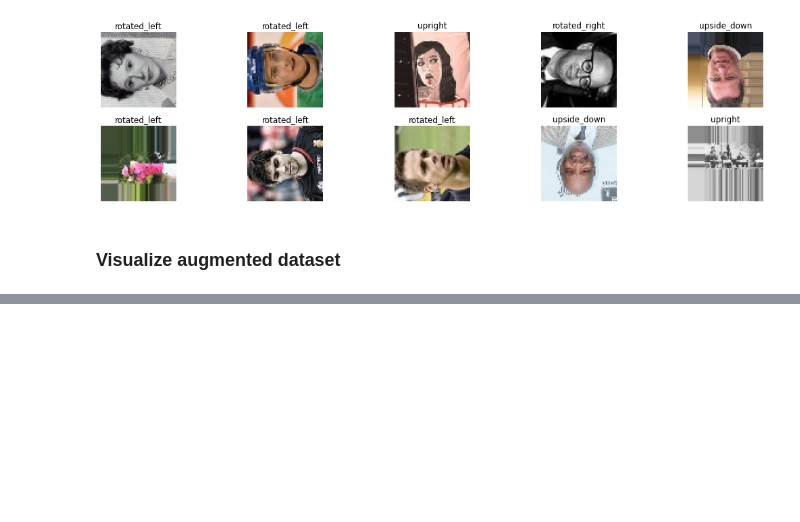
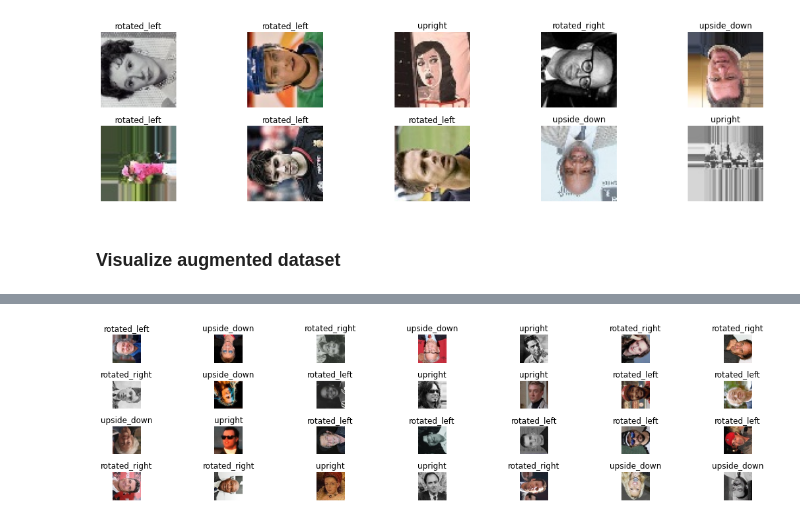
Before and after one commit to lab-a1/correct-image-rotation, a Jupyter notebook: notebook.ipynb, the cells around one changed output, grey strips where cells are left out. Cells and saved outputs as stored; diff of their text form; code cells hidden in the pictures; blank space fills up the shorter version.

Commit message:
Load model and make predictions

```diff
--- a/notebook.ipynb
+++ b/notebook.ipynb
@@ -55,0 +62,6 @@ plt.show()
+# %%
+# Load trained parameters.
+model_trained = CNNNetwork()
+state_dict = torch.load("saved_model/trained_model.pt")
+model_trained.load_state_dict(state_dict)
+model_trained.eval()
@@ -55,0 +76,19 @@ plt.show()
+# %%
+test_images_path = "dataset/test"
+test_dataset_transform = A.Compose([ToTensorV2()])
+
+figure, ax = plt.subplots(nrows=4, ncols=7, figsize=(16, 4))
+for i, file in enumerate(os.listdir(test_images_path)):
+    image_path = os.path.join(test_images_path, file)
+    image = cv2.imread(image_path)
+    image = cv2.cvtColor(image, cv2.COLOR_BGR2RGB)
+    image_tensor = test_dataset_transform(image=image)["image"]
+    output = model_trained(image_tensor.unsqueeze(0).float())
+    _, predicted = torch.max(output, 1)
+    ax.ravel()[i].imshow(image)
+    ax.ravel()[i].set_title(rotated_dataset.index_to_label[predicted.item()])
+    ax.ravel()[i].set_axis_off()
+plt.tight_layout()
+plt.show()
+# %% [output]
+[figure, added]
```
Also changed, not shown: parts of 4 cells of this notebook, 2 other files.
